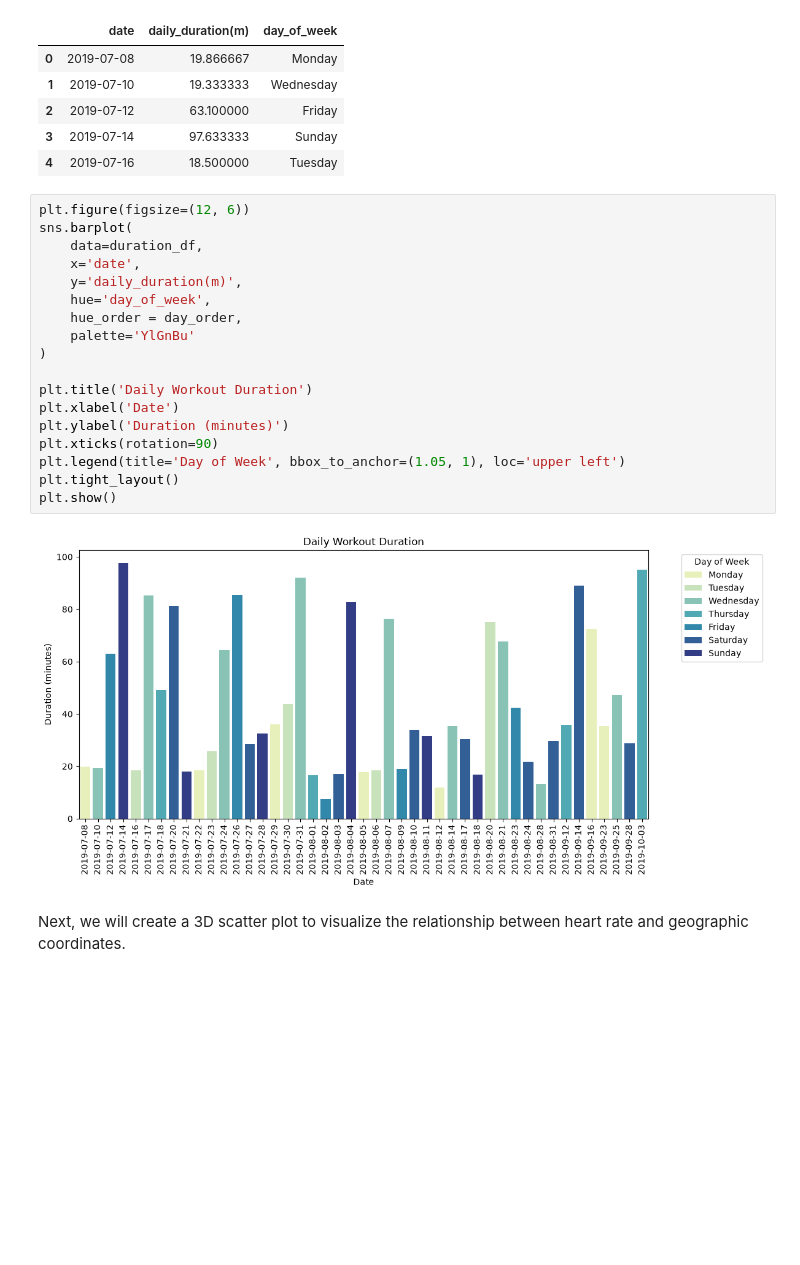
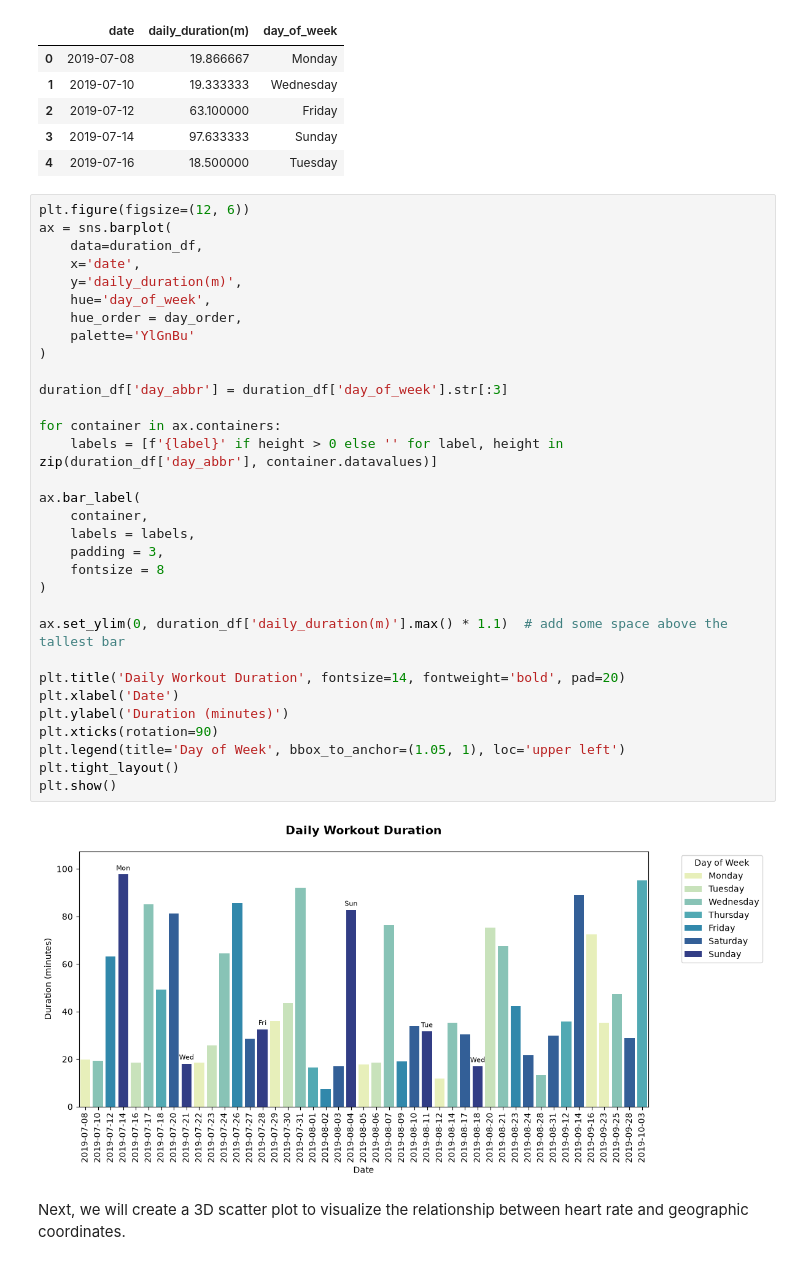
Before and after one commit to vandao288/strava_data_report, a Jupyter notebook: strava.ipynb, the cells around one changed output. Cells and saved outputs as stored; diff of their text form; blank space fills up the shorter version.

Commit message:
Workout duration bar chart: attempt to add bar labels

```diff
--- a/strava.ipynb
+++ b/strava.ipynb
@@ -698,23 +700,37 @@ duration_df.head()
 | 4 | 2019-07-16 | 18.500000 | Tuesday |
 # %%
 plt.figure(figsize=(12, 6))
-sns.barplot(
+ax = sns.barplot(
     data=duration_df,
     x='date',
     y='daily_duration(m)',
     hue='day_of_week',
     hue_order = day_order,
     palette='YlGnBu'
 )
 
-plt.title('Daily Workout Duration')
+duration_df['day_abbr'] = duration_df['day_of_week'].str[:3]
+
+for container in ax.containers:
+    labels = [f'{label}' if height > 0 else '' for label, height in zip(duration_df['day_abbr'], container.datavalues)]
+
+ax.bar_label(
+    container,
+    labels = labels,
+    padding = 3,
+    fontsize = 8
+)
+
+ax.set_ylim(0, duration_df['daily_duration(m)'].max() * 1.1)  # add some space above the tallest bar
+
+plt.title('Daily Workout Duration', fontsize=14, fontweight='bold', pad=20)
 plt.xlabel('Date')
 plt.ylabel('Duration (minutes)')
 plt.xticks(rotation=90)
 plt.legend(title='Day of Week', bbox_to_anchor=(1.05, 1), loc='upper left')
 plt.tight_layout()
 plt.show()
 # %% [output]
-[figure, old version]
+[figure, new version]
 # %% [markdown]
 Next, we will create a 3D scatter plot to visualize the relationship between heart rate and geographic coordinates.
```
Also changed, not shown: parts of 5 cells of this notebook.
